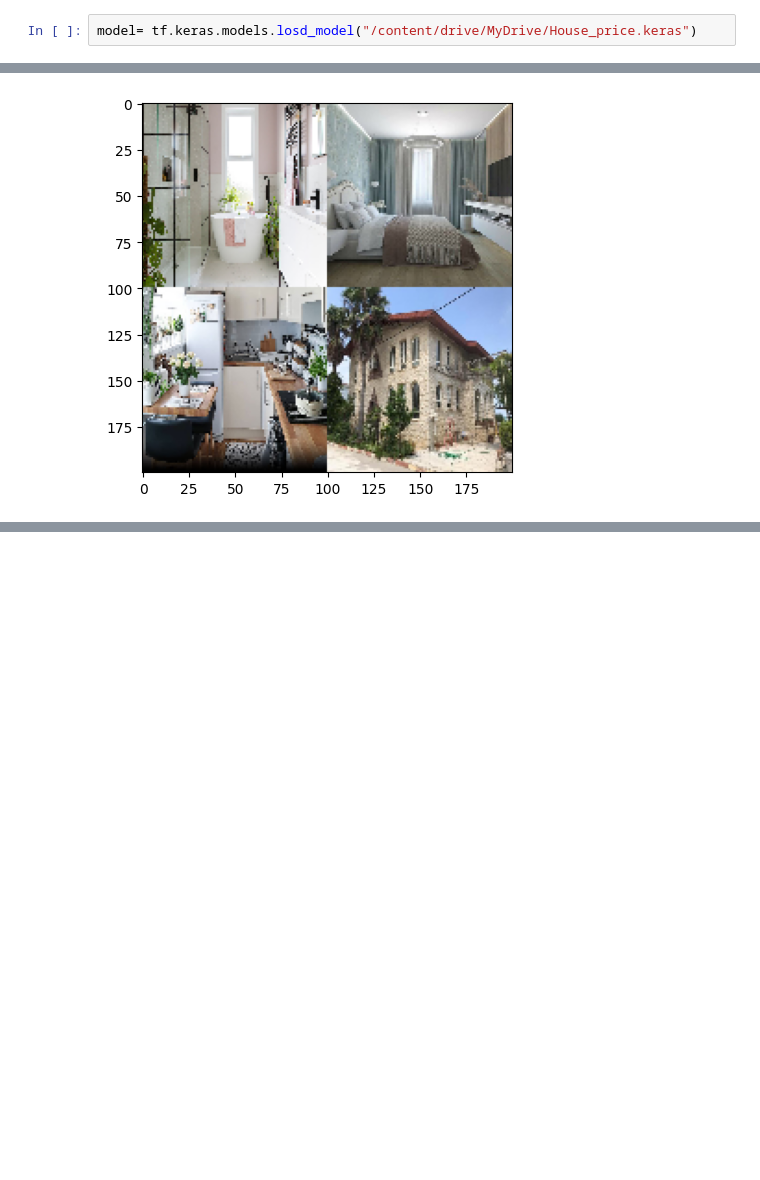
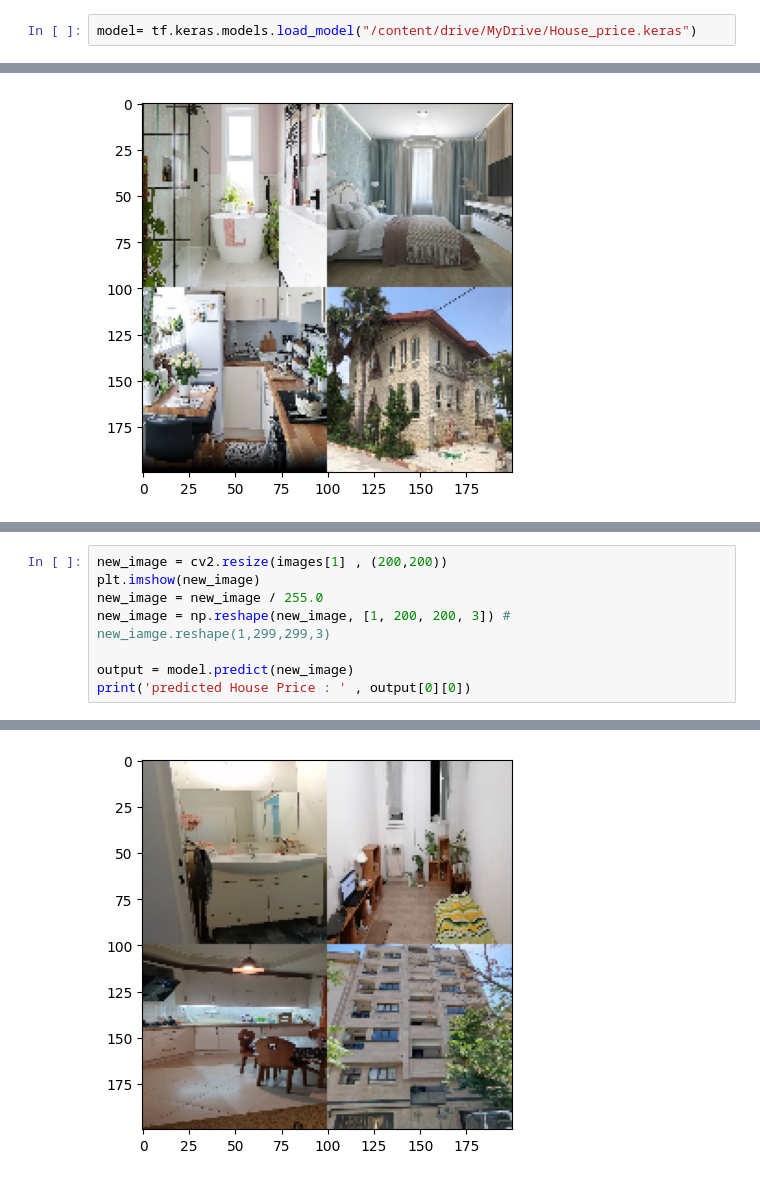
Before and after one commit to Kiana-Jahanshid/House-Price-Prediction, a Jupyter notebook: House_Price_Prediction_CNN_Regression.ipynb, the cells around one changed output, grey strips where cells are left out. Drawn from its saved outputs; the diff is of its cells as text; blank space fills up the shorter version.

```diff
--- a/House_Price_Prediction_CNN_Regression.ipynb
+++ b/House_Price_Prediction_CNN_Regression.ipynb
@@ -327,7 +327,7 @@ model.save("/content/drive/MyDrive/House_price.keras")
 # %% [markdown]
 # Inference
 # %%
-model= tf.keras.models.losd_model("/content/drive/MyDrive/House_price.keras")
+model= tf.keras.models.load_model("/content/drive/MyDrive/House_price.keras")
 # %%
 test_images_list = []
 test_images_dir = "/content/test"
@@ -399,0 +413,9 @@ predicted Price :  183165.69
+# %%
+new_image = cv2.resize(images[1] , (200,200))
+plt.imshow(new_image)
+new_image = new_image / 255.0
+new_image = np.reshape(new_image, [1, 200, 200, 3]) # new_iamge.reshape(1,299,299,3)
+
+output = model.predict(new_image)
+print('predicted House Price : ' , output[0][0])
+# %% [output]
@@ -399,0 +424 @@ predicted Price :  183165.69
+[figure, added]
```
Also changed, not shown: parts of 8 cells of this notebook, 6 other files.
